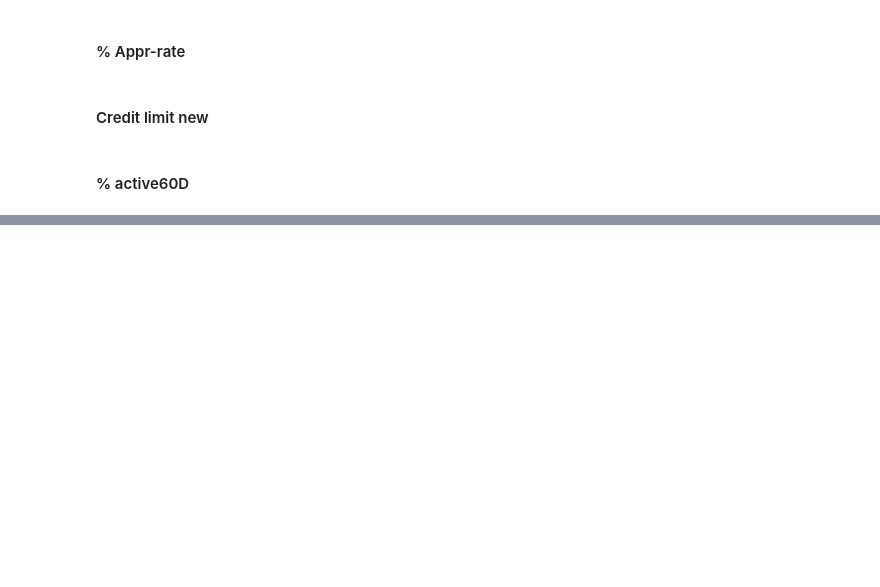
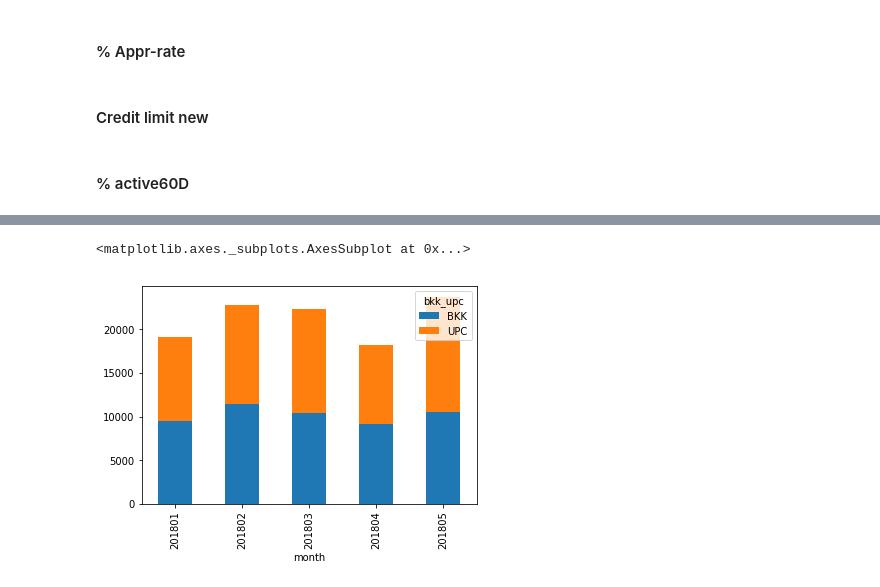
Before and after one commit to pbdanny/python_portfolio, a Jupyter notebook: portfolio_oss.ipynb, the cells around one changed output, grey strips where cells are left out. Cells and saved outputs as stored; diff of their text form; code cells hidden in the pictures; blank space fills up the shorter version.

```diff
--- a/portfolio_oss.ipynb
+++ b/portfolio_oss.ipynb
@@ -88,0 +202,5 @@ top_decline.pivot(index='result_description', columns='month', values='finalized
+# %%
+df.groupby(['channel','month','bkk_upc']).size().unstack([0,2])['OSS'].plot.bar(stacked = True)
+# %% [output]
+<matplotlib.axes._subplots.AxesSubplot at 0x...>
+[figure, added]
```
Also changed, not shown: parts of 18 cells of this notebook.
